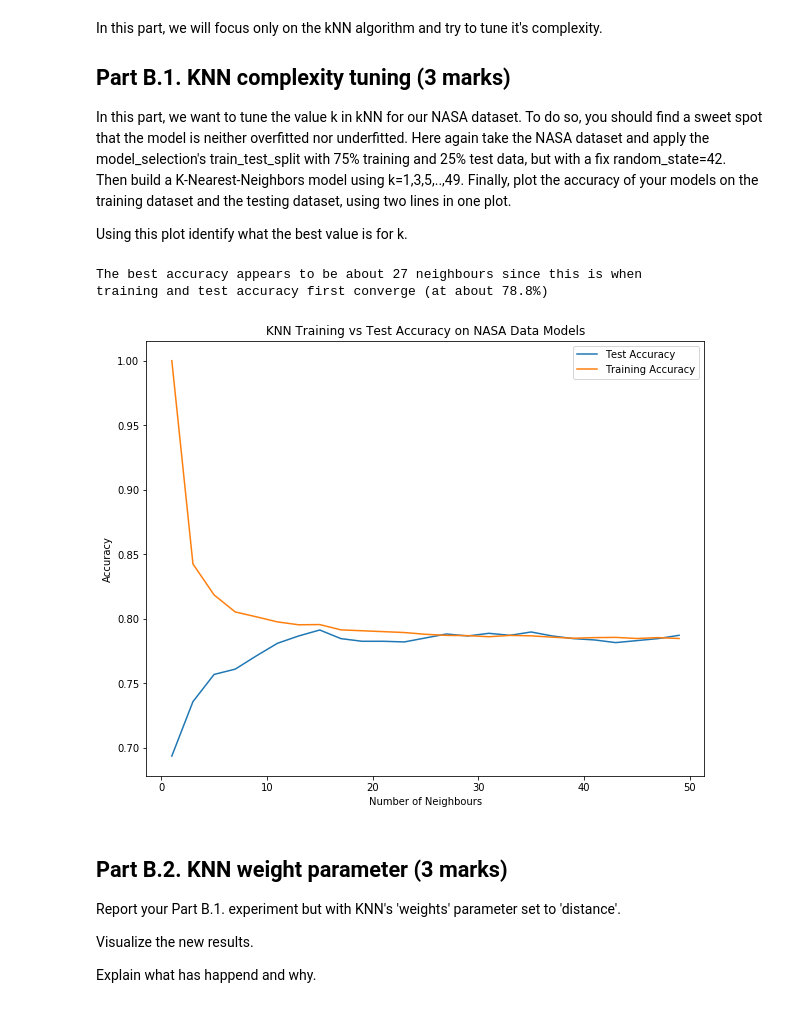
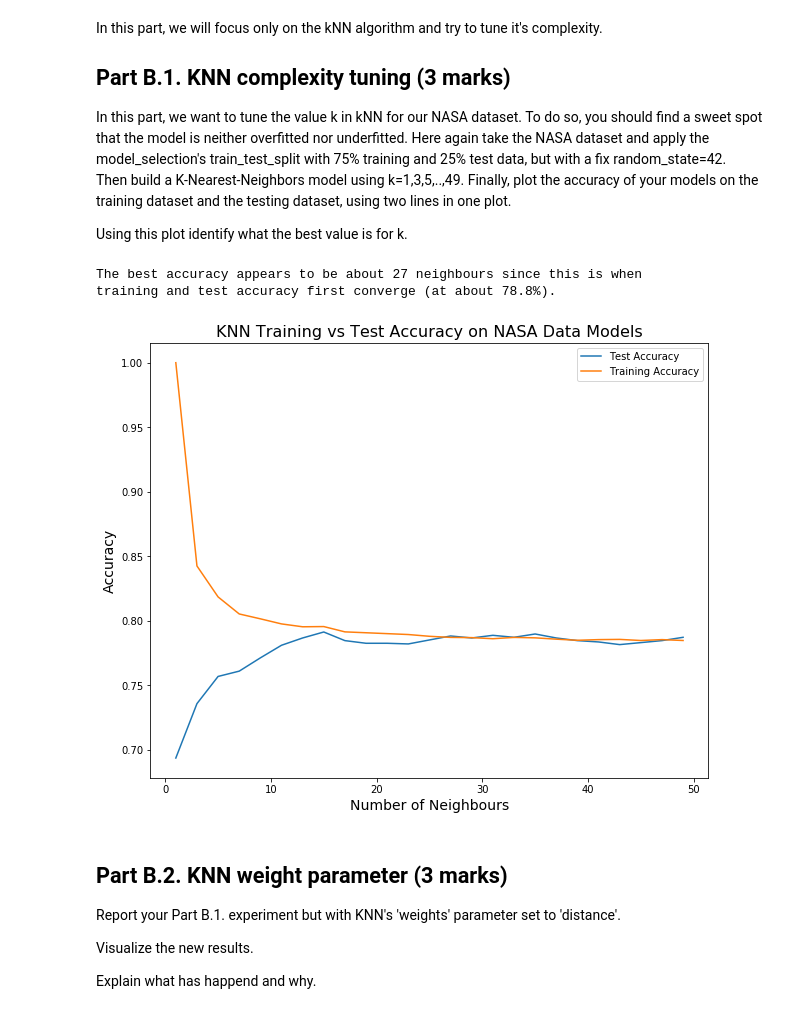
Before and after one commit to joelfad/ensf519, a Jupyter notebook: anaconda_jupyter/notebooks/assign2/Assignment2.ipynb, the cells around one changed output. Saved outputs shown, nothing was run; the diff lists cells and outputs as text; code cells hidden in the pictures.

```diff
--- a/anaconda_jupyter/notebooks/assign2/Assignment2.ipynb
+++ b/anaconda_jupyter/notebooks/assign2/Assignment2.ipynb
@@ -128,35 +131,38 @@ fixed_seed = 42
 # calculate accuracies with k=1,3,5,..,49
 def calculate_KNN(args=dict()):
     KNN_index = [i for i in range(1, 51, 2)]
     train_results = []
     test_results = []
     for k in KNN_index:
         model = KNeighborsClassifier(n_neighbors=k, **args)
         X_train, X_test, y_train, y_test = train_test_split(
             nasa_df.drop('label', axis=1), nasa_df['label'], test_size=0.25, random_state=fixed_seed)
         m = model.fit(X_train, y_train)
         train_results.append(model.score(X_train, y_train))
         test_results.append(model.score(X_test, y_test))
     return { "Training Accuracy": train_results, "Test Accuracy": test_results }
 
 # plot results and identify best value for k
 KNN_dict = calculate_KNN()
 KNN_df = pd.DataFrame(KNN_dict, index=KNN_index)
 ax = KNN_df.plot(figsize=(10, 8))
 ax.set_title('KNN Training vs Test Accuracy on NASA Data Models')
+ax.title.set_fontsize(16)
 ax.set_ylabel('Accuracy')
 ax.set_xlabel('Number of Neighbours')
+ax.yaxis.label.set_fontsize(14)
+ax.xaxis.label.set_fontsize(14)
 
 print(
 """
 The best accuracy appears to be about 27 neighbours since this is when
 training and test accuracy first converge (at about 78.8%).
 """
 )
 # %% [output]
 The best accuracy appears to be about 27 neighbours since this is when
-training and test accuracy first converge (at about 78.8%)
+training and test accuracy first converge (at about 78.8%).
-[figure, old version]
+[figure, new version]
 # %% [markdown]
 <h2>Part B.2. KNN weight parameter (3 marks)</h2>
 
```
Also changed, not shown: parts of 4 cells of this notebook.
